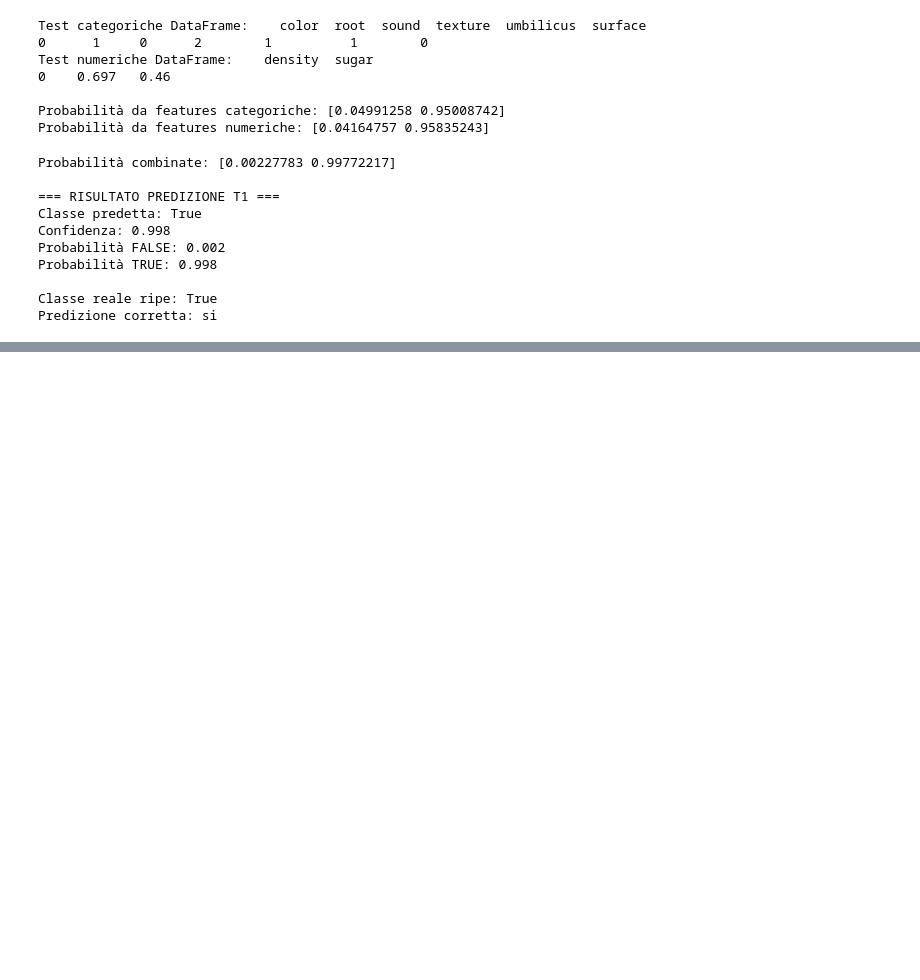
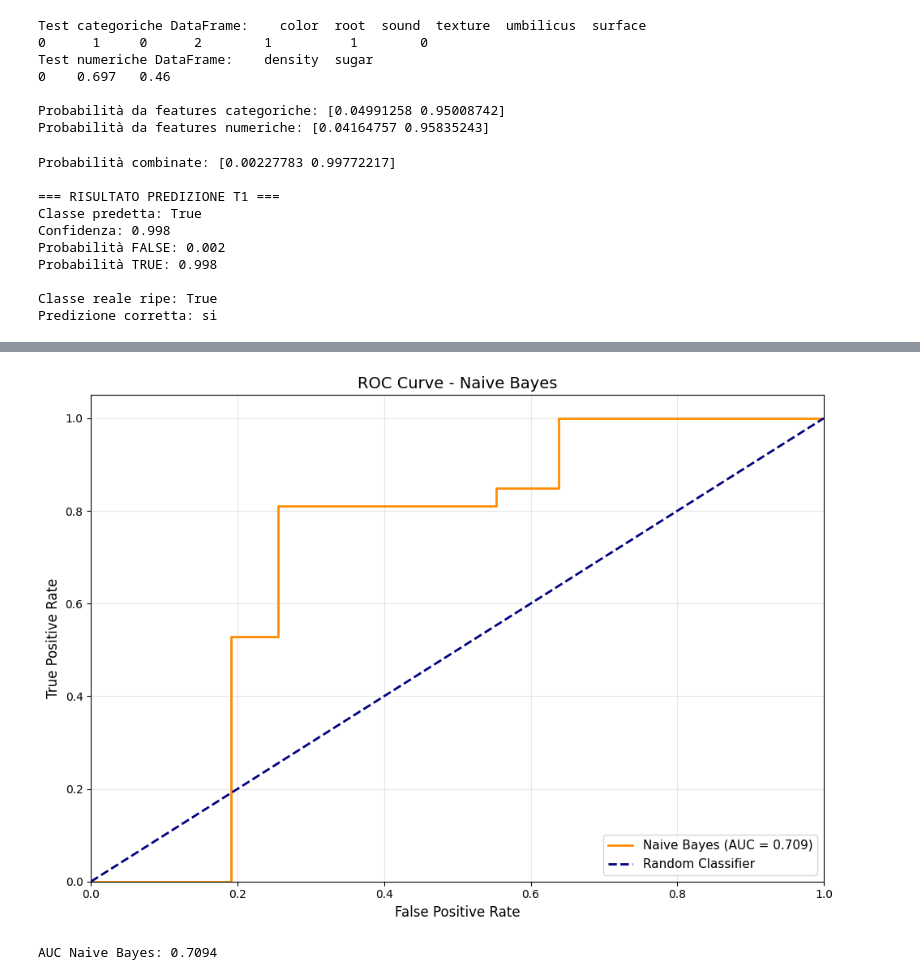
Before and after one commit to RaffaeleMelluso/AAUT, a Jupyter notebook: 3-naive_bayes/classification_watermelon_NB_aa_2025_26.ipynb, the cells around one changed output, grey strips where cells are left out. Saved outputs shown, nothing was run; the diff lists cells and outputs as text; code cells hidden in the pictures; blank space fills up the shorter version.

```diff
--- a/3-naive_bayes/classification_watermelon_NB_aa_2025_26.ipynb
+++ b/3-naive_bayes/classification_watermelon_NB_aa_2025_26.ipynb
@@ -231,0 +310,23 @@ Predizione corretta: si
+# %%
+# Curva ROC per Naive Bayes
+fpr_nb, tpr_nb, _ = roc_curve(nb_true_labels_all, nb_probabilities_all)
+roc_auc_nb = auc(fpr_nb, tpr_nb)
+
+plt.figure(figsize=(10, 7))
+plt.plot(fpr_nb, tpr_nb, color='darkorange', lw=2,
+         label=f'Naive Bayes (AUC = {roc_auc_nb:.3f})')
+plt.plot([0, 1], [0, 1], color='navy', lw=2, linestyle='--', label='Random Classifier')
+plt.xlim([0.0, 1.0])
+plt.ylim([0.0, 1.05])
+plt.xlabel('False Positive Rate', fontsize=12)
+plt.ylabel('True Positive Rate', fontsize=12)
+plt.title('ROC Curve - Naive Bayes', fontsize=14)
+plt.legend(loc="lower right", fontsize=11)
+plt.grid(alpha=0.3)
+plt.tight_layout()
+plt.show()
+
+print(f"\nAUC Naive Bayes: {roc_auc_nb:.4f}")
+# %% [output]
+[figure, added]
+AUC Naive Bayes: 0.7094
```
Also changed, not shown: parts of 12 cells of this notebook, 1 other file.
